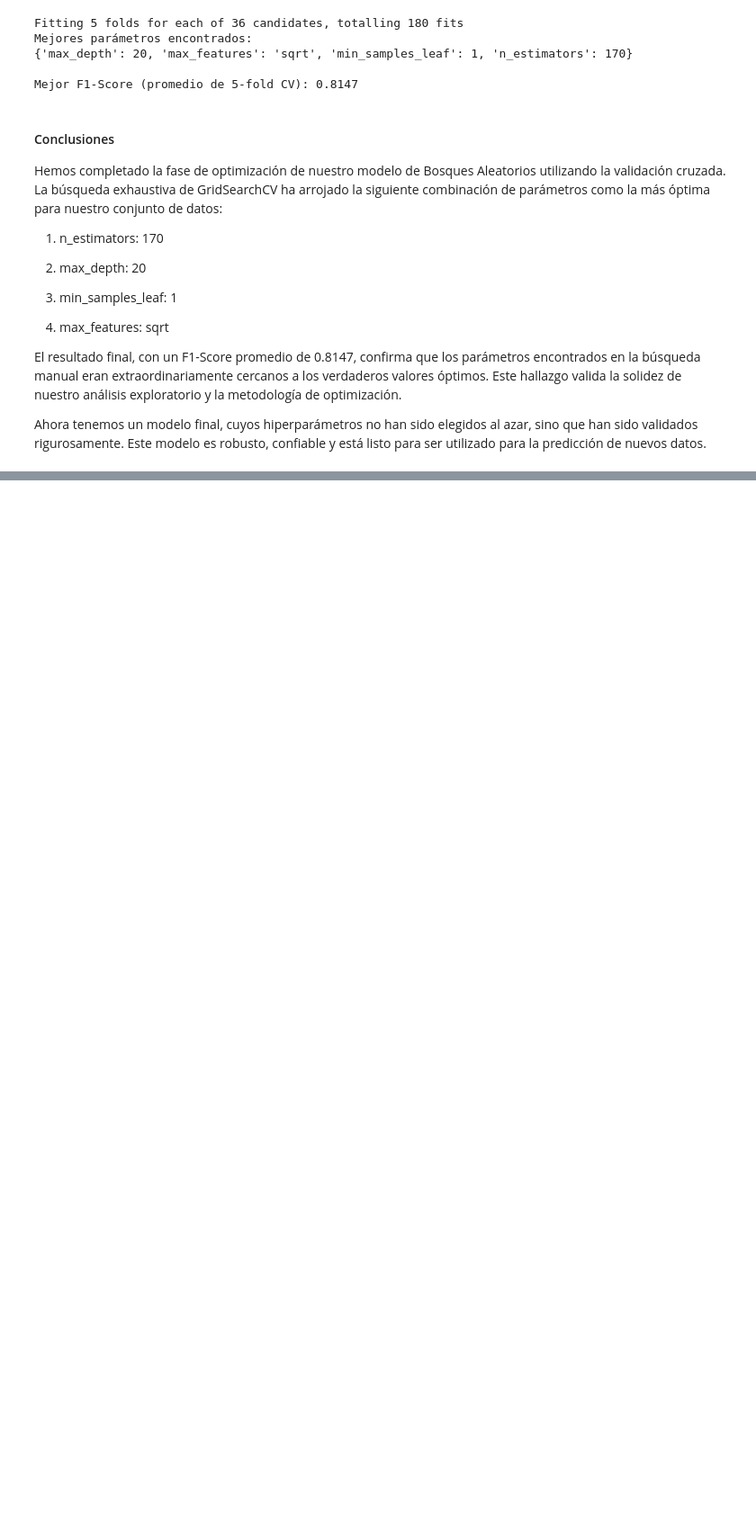
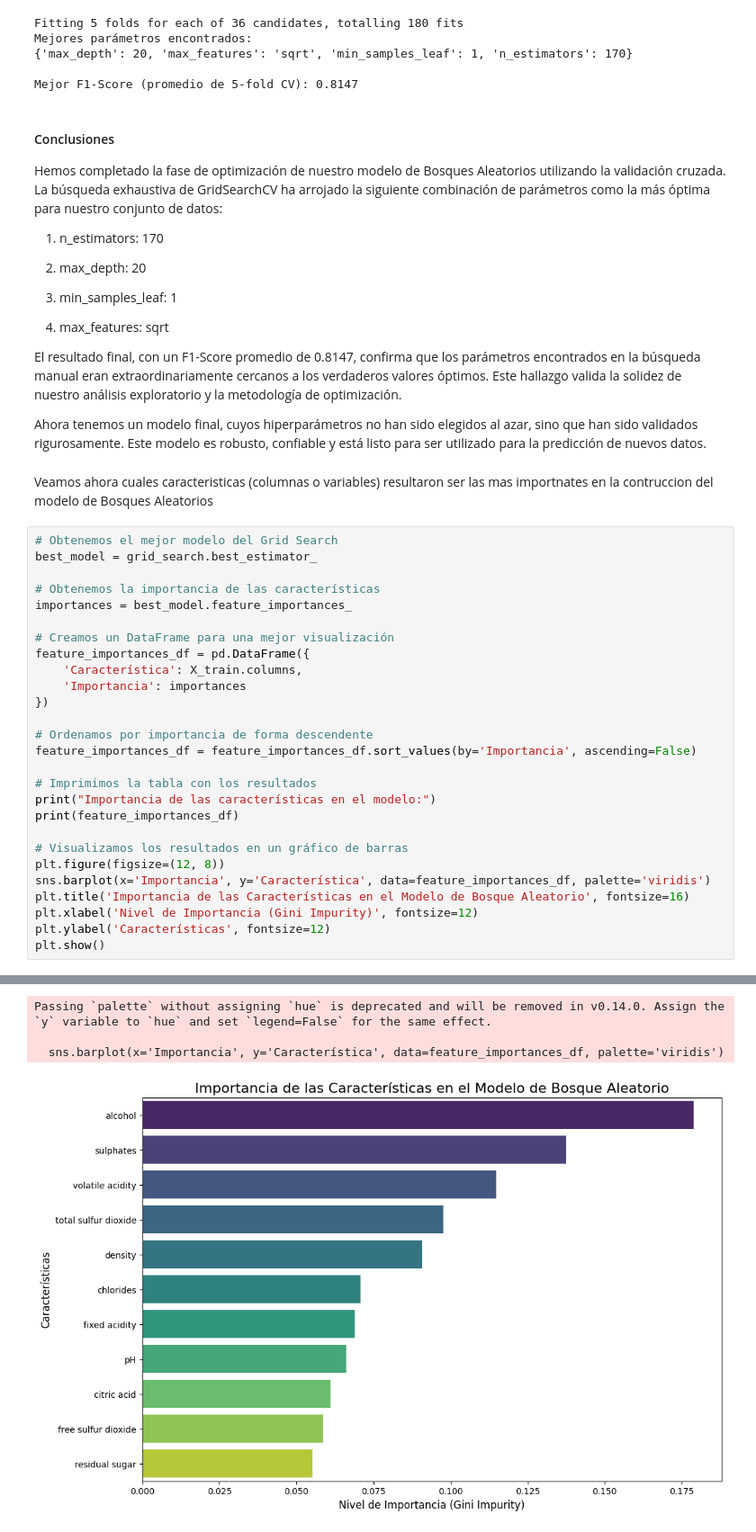
Before and after one commit to 31Victor45/Wine_Quality_Random_Forest, a Jupyter notebook: 3-Construccion_modelo_Random_Forest/3-Validacion_cruzada.ipynb, the cells around one changed output, grey strips where cells are left out. Shown at 90% size. Saved outputs shown, nothing was run; the diff lists cells and outputs as text; blank space fills up the shorter version.

```diff
--- a/3-Construccion_modelo_Random_Forest/3-Validacion_cruzada.ipynb
+++ b/3-Construccion_modelo_Random_Forest/3-Validacion_cruzada.ipynb
@@ -73,3 +75,33 @@ Hemos completado la fase de optimización de nuestro modelo de Bosques Aleatorio
 El resultado final, con un F1-Score promedio de 0.8147, confirma que los parámetros encontrados en la búsqueda manual eran extraordinariamente cercanos a los verdaderos valores óptimos. Este hallazgo valida la solidez de nuestro análisis exploratorio y la metodología de optimización.
 
 Ahora tenemos un modelo final, cuyos hiperparámetros no han sido elegidos al azar, sino que han sido validados rigurosamente. Este modelo es robusto, confiable y está listo para ser utilizado para la predicción de nuevos datos.
+# %% [markdown]
+Veamos ahora cuales caracteristicas (columnas o variables) resultaron ser las mas importnates en la contruccion del modelo de Bosques Aleatorios
+# %%
+# Obtenemos el mejor modelo del Grid Search
+best_model = grid_search.best_estimator_
+
+# Obtenemos la importancia de las características
+importances = best_model.feature_importances_
+
+# Creamos un DataFrame para una mejor visualización
+feature_importances_df = pd.DataFrame({
+    'Característica': X_train.columns,
+    'Importancia': importances
+})
+
+# Ordenamos por importancia de forma descendente
+feature_importances_df = feature_importances_df.sort_values(by='Importancia', ascending=False)
+
+# Imprimimos la tabla con los resultados
+print("Importancia de las características en el modelo:")
+print(feature_importances_df)
+
+# Visualizamos los resultados en un gráfico de barras
+plt.figure(figsize=(12, 8))
+sns.barplot(x='Importancia', y='Característica', data=feature_importances_df, palette='viridis')
+plt.title('Importancia de las Características en el Modelo de Bosque Aleatorio', fontsize=16)
+plt.xlabel('Nivel de Importancia (Gini Impurity)', fontsize=12)
+plt.ylabel('Características', fontsize=12)
+plt.show()
+# %% [output]
@@ -75,0 +121,4 @@ Ahora tenemos un modelo final, cuyos hiperparámetros no han sido elegidos al az
+Passing `palette` without assigning `hue` is deprecated and will be removed in v0.14.0. Assign the `y` variable to `hue` and set `legend=False` for the same effect.
+
+  sns.barplot(x='Importancia', y='Característica', data=feature_importances_df, palette='viridis')
+[figure, added]
```
Also changed, not shown: parts of 2 cells of this notebook, 11 other files.
